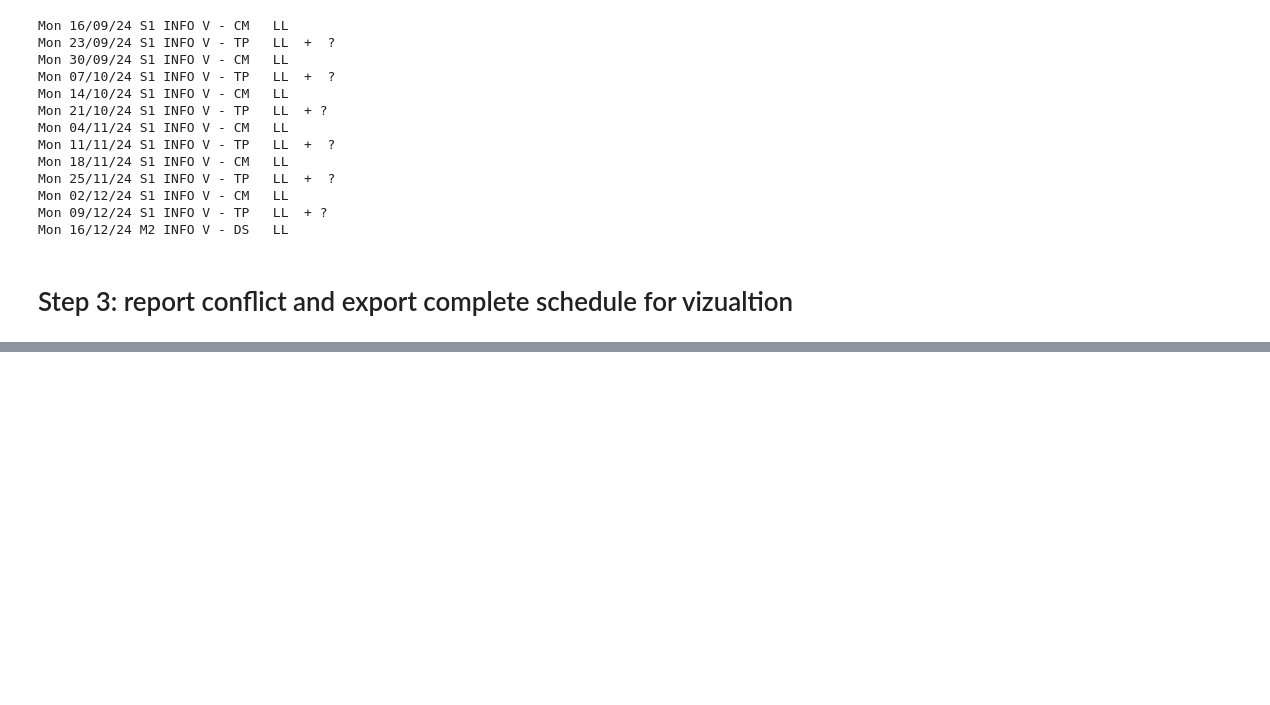
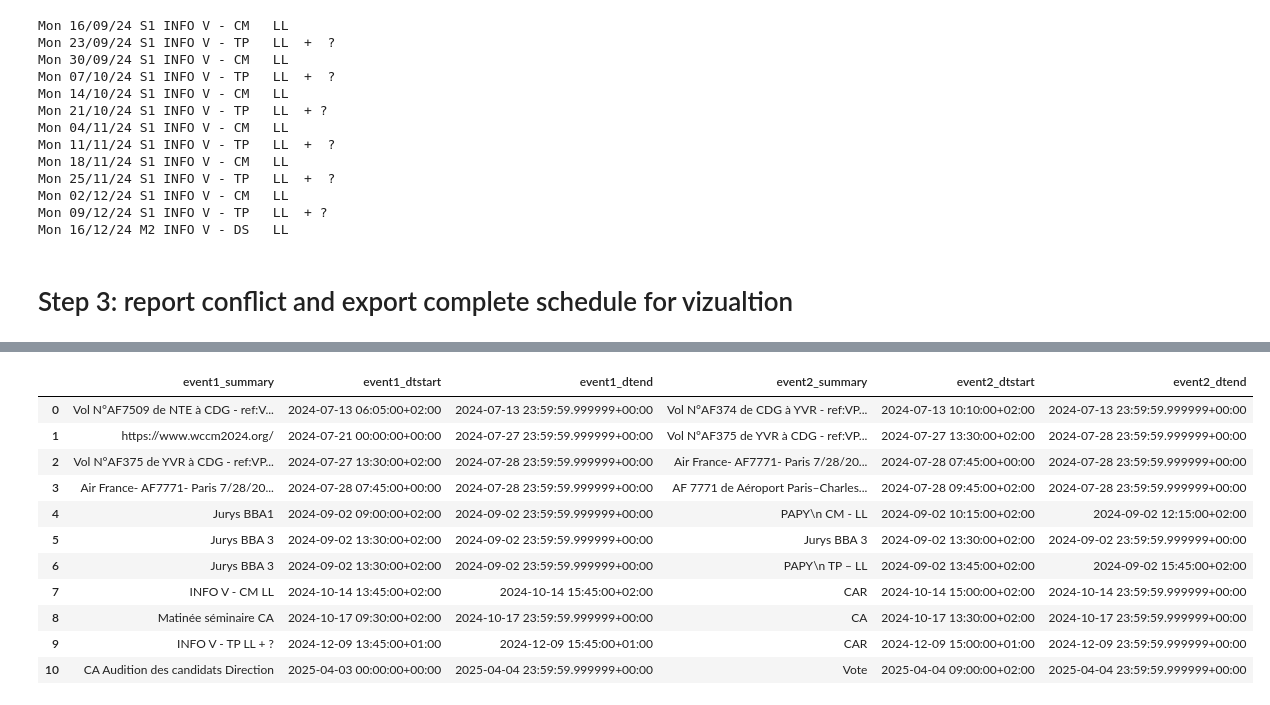
Before and after one commit to llestandi/jupyter_utils, a Jupyter notebook: agenda.ipynb, the cells around one changed output, grey strips where cells are left out. Drawn from its saved outputs; the diff is of its cells as text; code cells hidden in the pictures; blank space fills up the shorter version.

Commit message:
able to pull conflics

```diff
--- a/agenda.ipynb
+++ b/agenda.ipynb
@@ -31,7 +35,16 @@ def read_ics(file_path):
                         dtstart = dtstart.replace(tzinfo=pytz.UTC)
                 else:  # if dtstart is a date object
                     dtstart = datetime.combine(dtstart, time.min, tzinfo=pytz.UTC)
+                if dtstart < now: continue
+
                 dtend = component.get('dtend').dt if component.get('dtend') else dtstart
+                if isinstance(dtend, datetime):
+                    if not dtend.tzinfo:
+                            dtend = dtend.replace(tzinfo=pytz.UTC)
+                else:  # if dtend is a date object
+                    print(component.get('summary'), dtend)
+                    dtend = datetime.combine(dtend, time.max, tzinfo=pytz.UTC)
+
                 event = {
                     'summary': component.get('summary'),
                     'dtstart': dtstart,
@@ -39,8 +52,8 @@ def read_ics(file_path):
                     'location': component.get('location'),
                     'description': component.get('description')
                 }
-                if dtstart > now:
-                    events.append(event)
+
+                events.append(event)
             #except:
             #    print("Data ingnored: some error occured in:", component)
 
@@ -307,3 +346,6 @@ Mon 09/12/24 S1 INFO V - TP   LL  + ?
 Mon 16/12/24 M2 INFO V - DS   LL
 # %% [markdown]
 # Step 3: report conflict and export complete schedule for vizualtion
+# %%
+combined_df = pd.concat([ecn_df,pd.DataFrame(BBA), pd.DataFrame(INFOIA),pd.DataFrame(EI1_events)], ignore_index=True)
+#combined_df = pd.concat([pd.DataFrame(BBA), pd.DataFrame(INFOIA),pd.DataFrame(EI1_events)], ignore_index=True)
@@ -309,0 +368,4 @@ Mon 16/12/24 M2 INFO V - DS   LL
+# %%
+# Sort the DataFrame by the 'dtstart' column
+combined_df = combined_df.sort_values(by='dtstart').reset_index(drop=True)
+combined_df
@@ -309,0 +386,36 @@ Mon 16/12/24 M2 INFO V - DS   LL
+# %%
+# Create a list to store conflicting events
+conflicts = []
+
+# Iterate through the sorted DataFrame to identify conflicts
+for i in range(1, len(combined_df)):
+    current_event = combined_df.iloc[i]
+    previous_event = combined_df.iloc[i - 1]
+
+    if current_event['dtstart'] < previous_event['dtend']:
+        conflicts.append({
+            'event1_summary': previous_event['summary'],
+            'event1_dtstart': previous_event['dtstart'],
+            'event1_dtend': previous_event['dtend'],
+            'event2_summary': current_event['summary'],
+            'event2_dtstart': current_event['dtstart'],
+            'event2_dtend': current_event['dtend']
+        })
+
+# Convert the list of conflicts to a DataFrame
+conflicts_df = pd.DataFrame(conflicts)
+# %%
+conflicts_df
+# %% [output]
+|  | event1_summary | event1_dtstart | event1_dtend | event2_summary | event2_dtstart | event2_dtend |
+| 0 | Vol N°AF7509 de NTE à CDG - ref:V... | 2024-07-13 06:05:00+02:00 | 2024-07-13 23:59:59.999999+00:00 | Vol N°AF374 de CDG à YVR - ref:VP... | 2024-07-13 10:10:00+02:00 | 2024-07-13 23:59:59.999999+00:00 |
+| 1 | https://www.wccm2024.org/ | 2024-07-21 00:00:00+00:00 | 2024-07-27 23:59:59.999999+00:00 | Vol N°AF375 de YVR à CDG - ref:VP... | 2024-07-27 13:30:00+02:00 | 2024-07-28 23:59:59.999999+00:00 |
+| 2 | Vol N°AF375 de YVR à CDG - ref:VP... | 2024-07-27 13:30:00+02:00 | 2024-07-28 23:59:59.999999+00:00 | Air France- AF7771- Paris 7/28/20... | 2024-07-28 07:45:00+00:00 | 2024-07-28 23:59:59.999999+00:00 |
+| 3 | Air France- AF7771- Paris 7/28/20... | 2024-07-28 07:45:00+00:00 | 2024-07-28 23:59:59.999999+00:00 | AF 7771 de Aéroport Paris–Charles... | 2024-07-28 09:45:00+02:00 | 2024-07-28 23:59:59.999999+00:00 |
+| 4 | Jurys BBA1 | 2024-09-02 09:00:00+02:00 | 2024-09-02 23:59:59.999999+00:00 | PAPY\n CM - LL | 2024-09-02 10:15:00+02:00 | 2024-09-02 12:15:00+02:00 |
+| 5 | Jurys BBA 3 | 2024-09-02 13:30:00+02:00 | 2024-09-02 23:59:59.999999+00:00 | Jurys BBA 3 | 2024-09-02 13:30:00+02:00 | 2024-09-02 23:59:59.999999+00:00 |
+| 6 | Jurys BBA 3 | 2024-09-02 13:30:00+02:00 | 2024-09-02 23:59:59.999999+00:00 | PAPY\n TP – LL | 2024-09-02 13:45:00+02:00 | 2024-09-02 15:45:00+02:00 |
+| 7 | INFO V - CM LL | 2024-10-14 13:45:00+02:00 | 2024-10-14 15:45:00+02:00 | CAR | 2024-10-14 15:00:00+02:00 | 2024-10-14 23:59:59.999999+00:00 |
+| 8 | Matinée séminaire CA | 2024-10-17 09:30:00+02:00 | 2024-10-17 23:59:59.999999+00:00 | CA | 2024-10-17 13:30:00+02:00 | 2024-10-17 23:59:59.999999+00:00 |
+| 9 | INFO V - TP LL + ? | 2024-12-09 13:45:00+01:00 | 2024-12-09 15:45:00+01:00 | CAR | 2024-12-09 15:00:00+01:00 | 2024-12-09 23:59:59.999999+00:00 |
+| 10 | CA Audition des candidats Direction | 2025-04-03 00:00:00+00:00 | 2025-04-04 23:59:59.999999+00:00 | Vote | 2025-04-04 09:00:00+02:00 | 2025-04-04 23:59:59.999999+00:00 |
```
Also changed, not shown: parts of 5 cells of this notebook.
